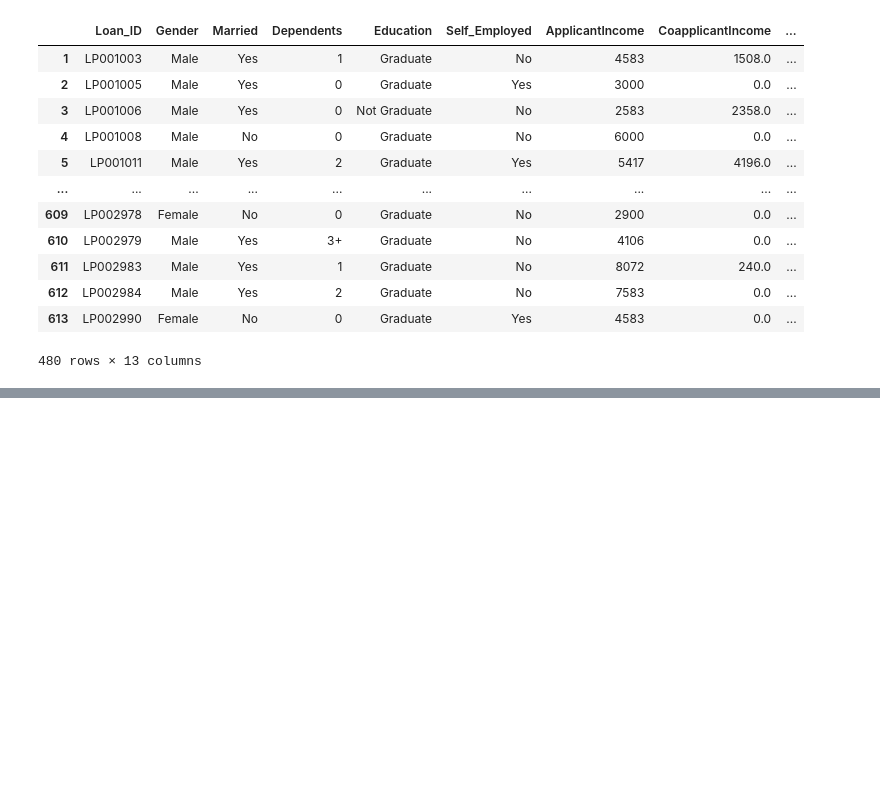
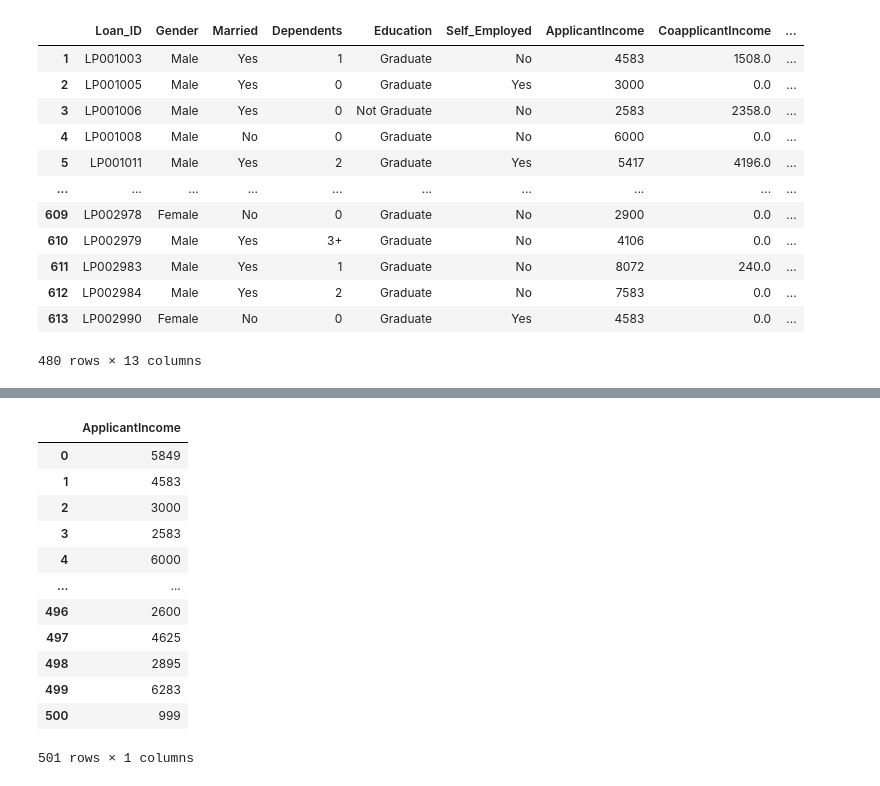
Before and after one commit to Silva-Gabriel/dp-100, a Jupyter notebook: Python data science/pandas.ipynb, the cells around one changed output, grey strips where cells are left out. Saved outputs shown, nothing was run; the diff lists cells and outputs as text; code cells hidden in the pictures; blank space fills up the shorter version.

```diff
--- a/Python data science/pandas.ipynb
+++ b/Python data science/pandas.ipynb
@@ -173,0 +219,17 @@ dataframe_clean
+# %%
+dataframe_clip = dataframe[['ApplicantIncome']].clip(999,50000)
+dataframe_clip[:501]
+# %% [output]
+|  | ApplicantIncome |
+| 0 | 5849 |
+| 1 | 4583 |
+| 2 | 3000 |
+| 3 | 2583 |
+| 4 | 6000 |
+| ... | ... |
+| 496 | 2600 |
+| 497 | 4625 |
+| 498 | 2895 |
+| 499 | 6283 |
+| 500 | 999 |
+501 rows × 1 columns
```
Also changed, not shown: parts of 5 cells of this notebook.
